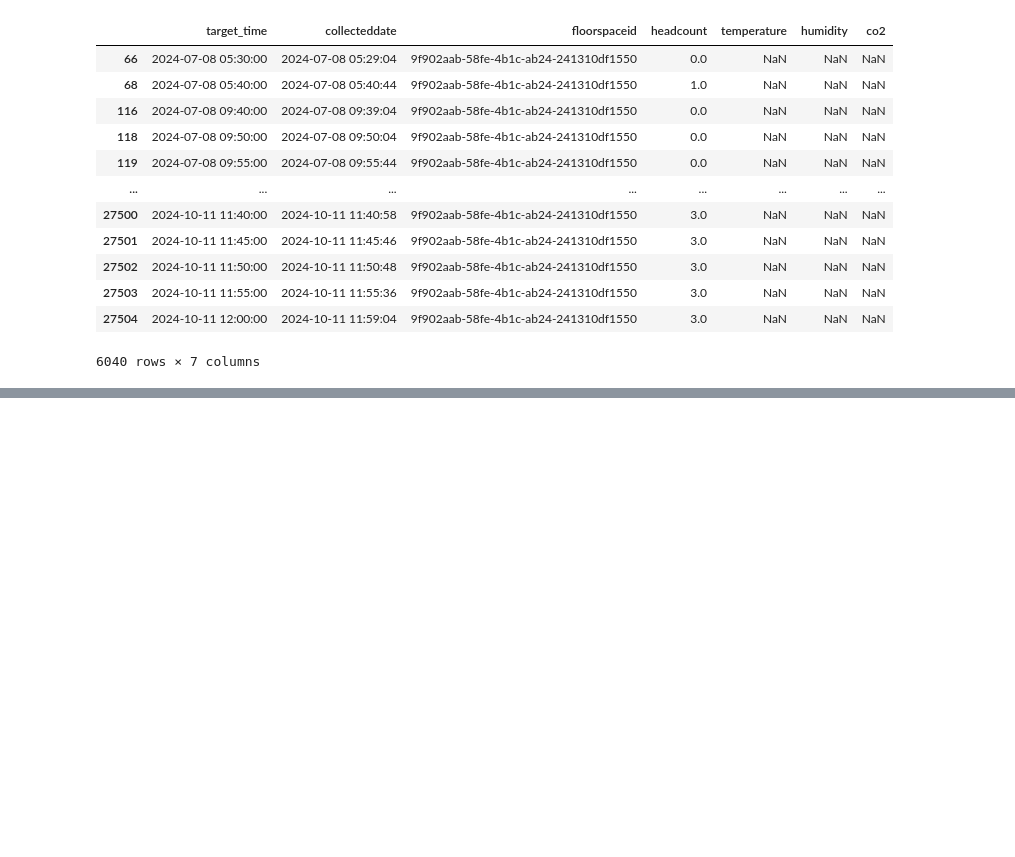
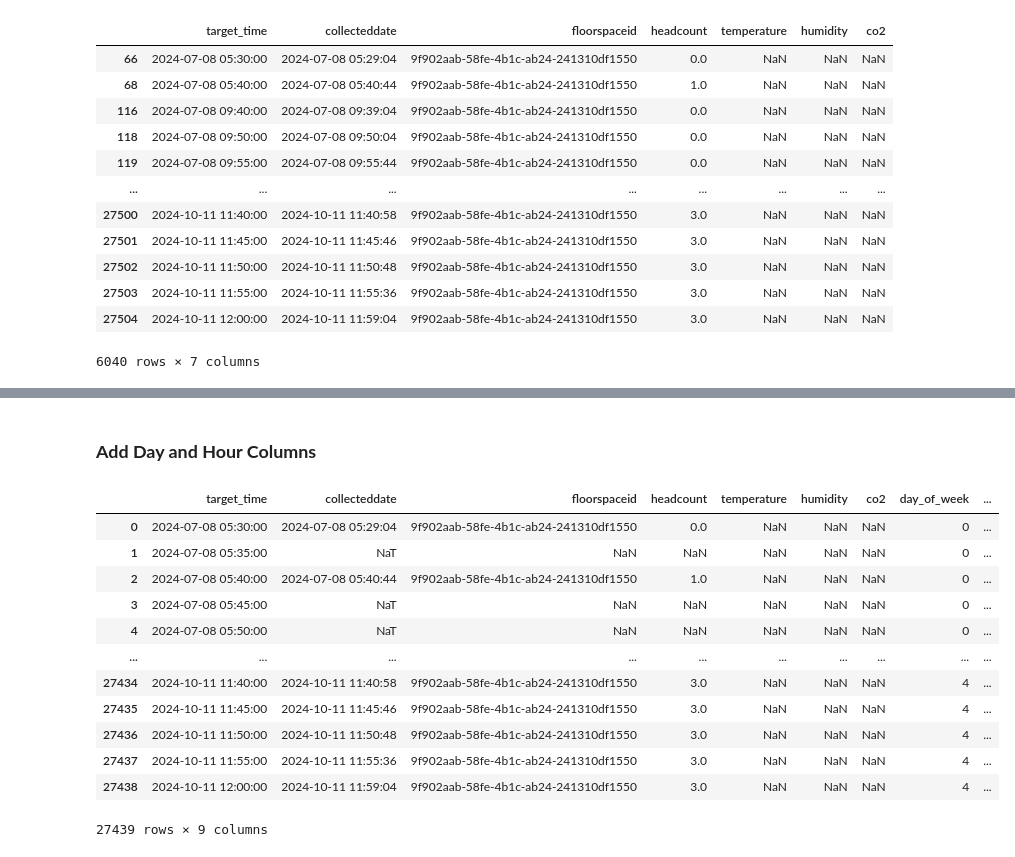
Before and after one commit to MIL-Project2/DR-DT, a Jupyter notebook: Occupancy_Prediction_Ver1_2.ipynb, the cells around one changed output, grey strips where cells are left out. Cells and saved outputs as stored; diff of their text form; code cells hidden in the pictures; blank space fills up the shorter version.

```diff
--- a/Occupancy_Prediction_Ver1_2.ipynb
+++ b/Occupancy_Prediction_Ver1_2.ipynb
@@ -348,0 +294,19 @@ Name: collecteddate, dtype: datetime64[ns]
+# %%
+# 1. Create a full 5-minute index from start to end
+full_index = pd.date_range(
+    start=result['target_time'].min(),
+    end=result['target_time'].max(),
+    freq='5min'
+)
+
+# Reindex the result to this full index
+# (this inserts NaN rows for missing 5-minute intervals)
+result_2 = (
+    result
+    .set_index('target_time')          # use target_time as index
+    .reindex(full_index)               # fill in all 5-minute slots
+    .reset_index()
+    .rename(columns={'index': 'target_time'})
+)
+
+display(result_2)
@@ -348,0 +327,21 @@ Name: collecteddate, dtype: datetime64[ns]
+# %% [markdown]
+### **Add Day and Hour Columns**
+# %%
+result_2['day_of_week'] = result_2['target_time'].dt.dayofweek
+result_2['hour_of_day'] = result_2['target_time'].dt.hour
+
+display(result_2)
+# %% [output]
+|  | target_time | collecteddate | floorspaceid | headcount | temperature | humidity | co2 | day_of_week | ... |
+| 0 | 2024-07-08 05:30:00 | 2024-07-08 05:29:04 | 9f902aab-58fe-4b1c-ab24-241310df1550 | 0.0 | NaN | NaN | NaN | 0 | ... |
+| 1 | 2024-07-08 05:35:00 | NaT | NaN | NaN | NaN | NaN | NaN | 0 | ... |
+| 2 | 2024-07-08 05:40:00 | 2024-07-08 05:40:44 | 9f902aab-58fe-4b1c-ab24-241310df1550 | 1.0 | NaN | NaN | NaN | 0 | ... |
+| 3 | 2024-07-08 05:45:00 | NaT | NaN | NaN | NaN | NaN | NaN | 0 | ... |
+| 4 | 2024-07-08 05:50:00 | NaT | NaN | NaN | NaN | NaN | NaN | 0 | ... |
+| ... | ... | ... | ... | ... | ... | ... | ... | ... | ... |
+| 27434 | 2024-10-11 11:40:00 | 2024-10-11 11:40:58 | 9f902aab-58fe-4b1c-ab24-241310df1550 | 3.0 | NaN | NaN | NaN | 4 | ... |
+| 27435 | 2024-10-11 11:45:00 | 2024-10-11 11:45:46 | 9f902aab-58fe-4b1c-ab24-241310df1550 | 3.0 | NaN | NaN | NaN | 4 | ... |
+| 27436 | 2024-10-11 11:50:00 | 2024-10-11 11:50:48 | 9f902aab-58fe-4b1c-ab24-241310df1550 | 3.0 | NaN | NaN | NaN | 4 | ... |
+| 27437 | 2024-10-11 11:55:00 | 2024-10-11 11:55:36 | 9f902aab-58fe-4b1c-ab24-241310df1550 | 3.0 | NaN | NaN | NaN | 4 | ... |
+| 27438 | 2024-10-11 12:00:00 | 2024-10-11 11:59:04 | 9f902aab-58fe-4b1c-ab24-241310df1550 | 3.0 | NaN | NaN | NaN | 4 | ... |
+27439 rows × 9 columns
```
Also changed, not shown: parts of 11 cells of this notebook.
